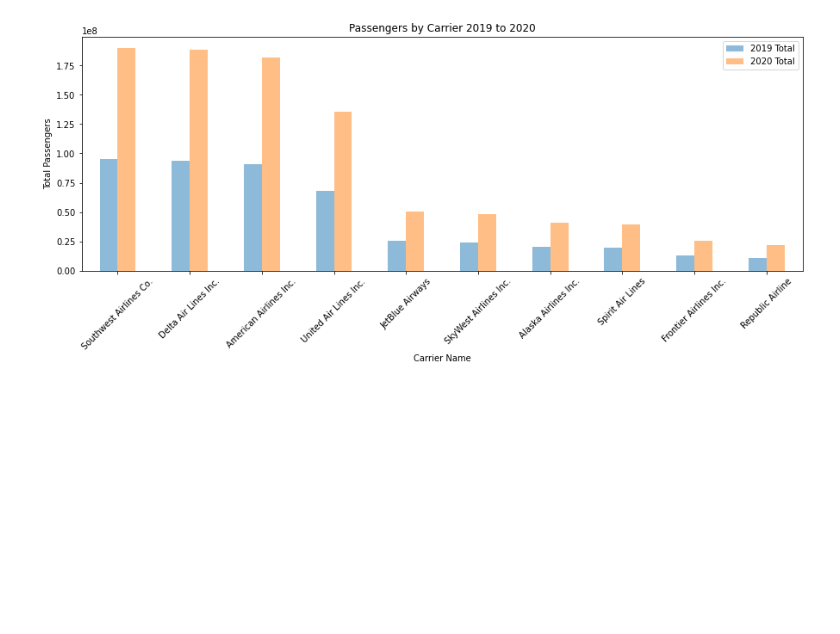
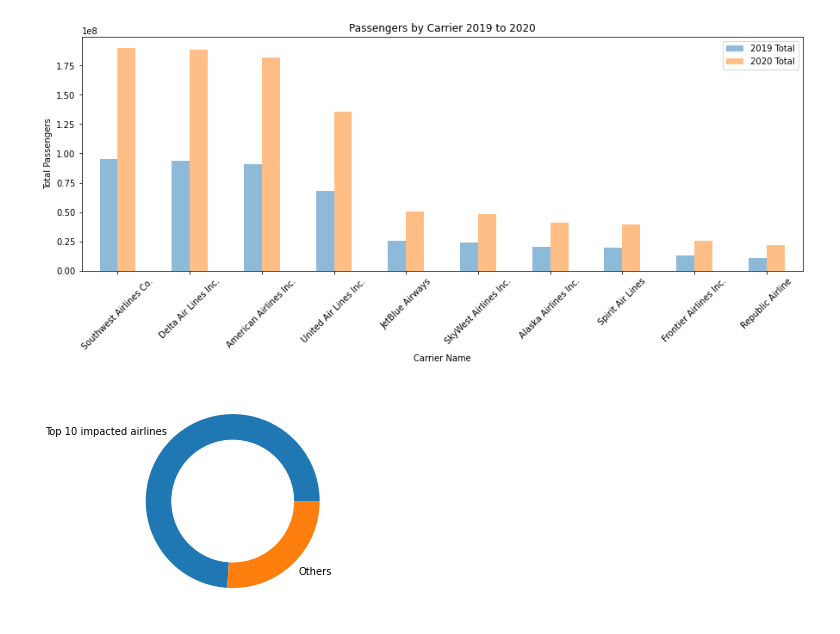
Before and after one commit to eukestad/team_awesomesauce, a Jupyter notebook: Ana's Analysis/Carrier_Analysis.ipynb, the cells around one changed output. Cells and saved outputs as stored; diff of their text form; code cells hidden in the pictures; blank space fills up the shorter version.

```diff
--- a/Ana's Analysis/Carrier_Analysis.ipynb
+++ b/Ana's Analysis/Carrier_Analysis.ipynb
@@ -83,3 +83,17 @@ filtered_carrier_bar.set_xlabel("Carrier Name")
 # %% [output]
 Text(0.5, 0, 'Carrier Name')
 [figure]
+# %%
+# create data
+names=('Top 10 impacted airlines', 'Others')
+size=[74,26]
+
+plt.pie(size, labels=names)
+# Create a circle for the center of the plot
+my_circle=plt.Circle( (0,0), 0.7, color='white')
+p=plt.gcf()
+p.gca().add_artist(my_circle)
+
+plt.show()
+# %% [output]
+[figure, added]
```
Also changed, not shown: 1 other file.
